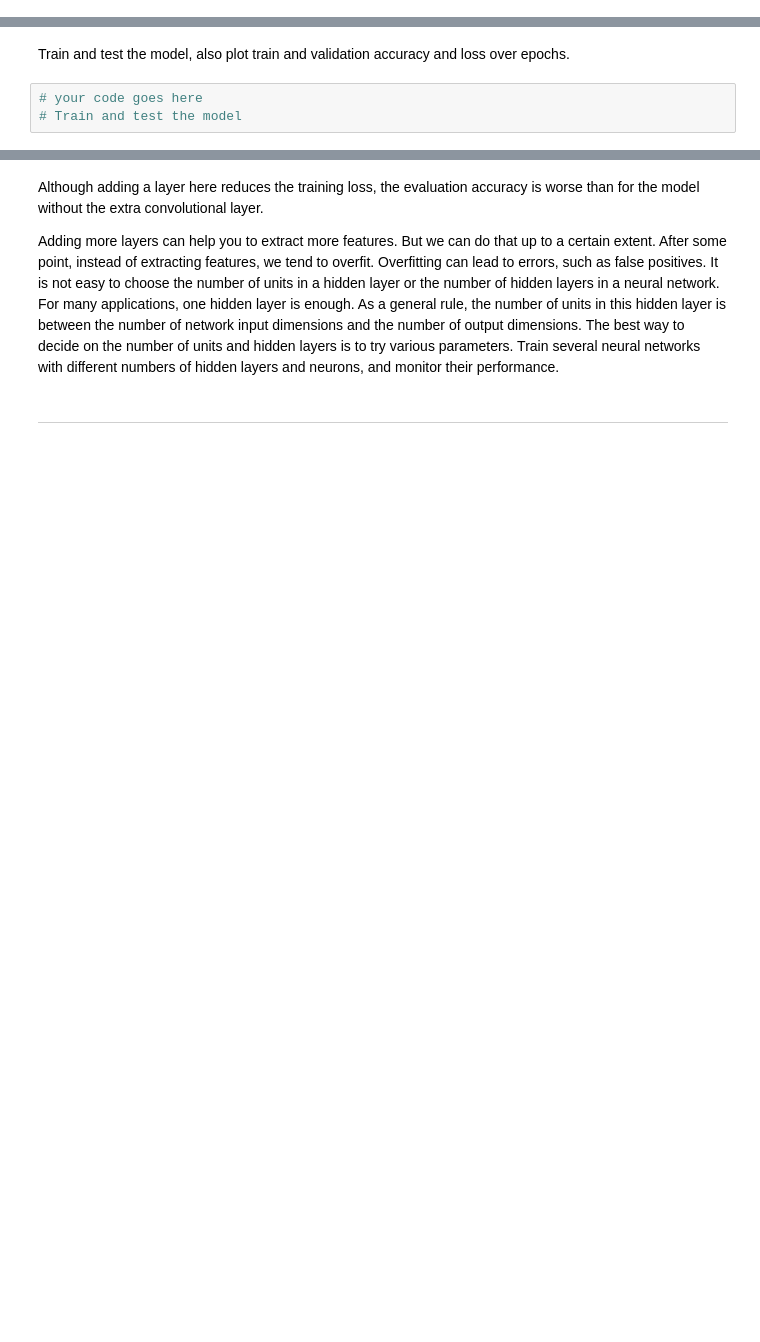
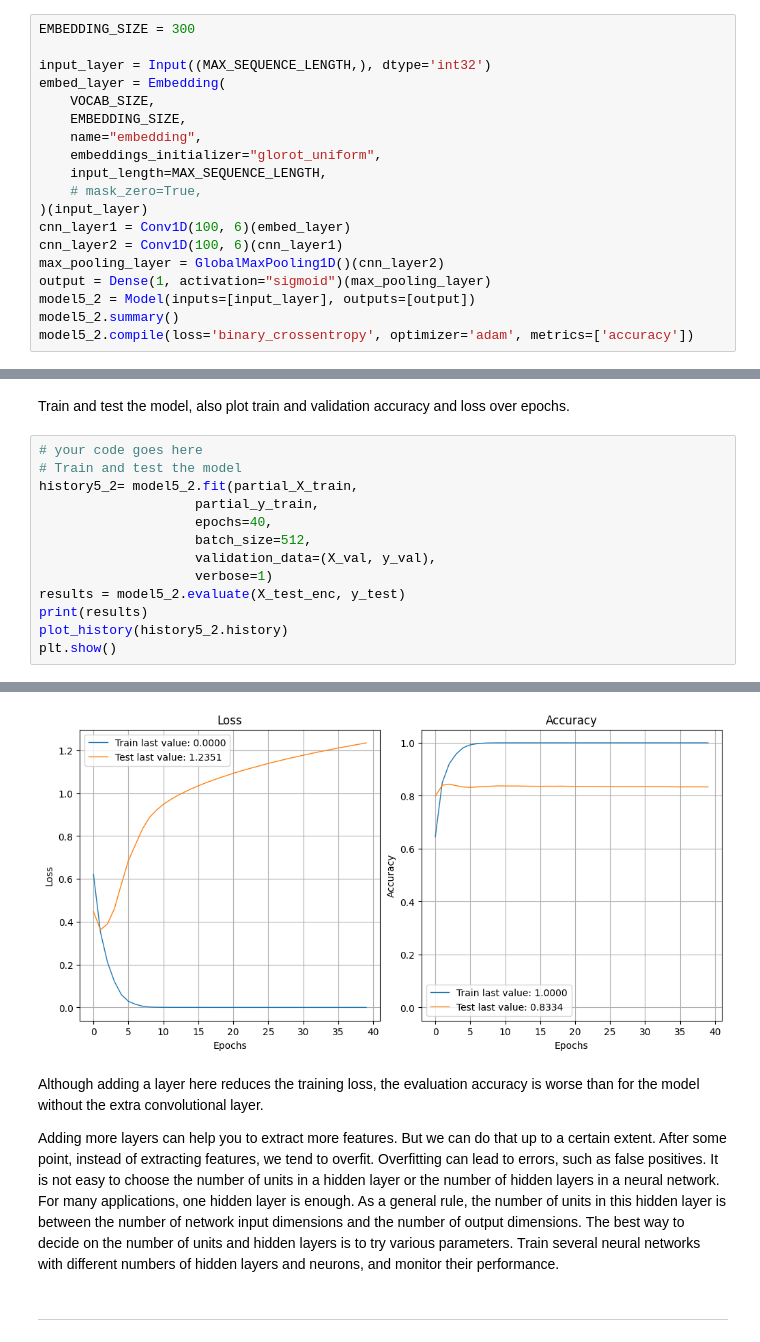
Before and after one commit to josh-millar/josh-millar, a Jupyter notebook: 7001_2022_23_Lab_3_Text_Classification_review.ipynb, the cells around one changed output, grey strips where cells are left out. Saved outputs shown, nothing was run; the diff lists cells and outputs as text; blank space fills up the shorter version.

```diff
--- a/7001_2022_23_Lab_3_Text_Classification_review.ipynb
+++ b/7001_2022_23_Lab_3_Text_Classification_review.ipynb
@@ -831,0 +867,19 @@ _________________________________________________________________
+# %%
+EMBEDDING_SIZE = 300
+
+input_layer = Input((MAX_SEQUENCE_LENGTH,), dtype='int32')
+embed_layer = Embedding(
+    VOCAB_SIZE,
+    EMBEDDING_SIZE,
+    name="embedding",
+    embeddings_initializer="glorot_uniform",
+    input_length=MAX_SEQUENCE_LENGTH,
+    # mask_zero=True,
+)(input_layer)
+cnn_layer1 = Conv1D(100, 6)(embed_layer)
+cnn_layer2 = Conv1D(100, 6)(cnn_layer1)
+max_pooling_layer = GlobalMaxPooling1D()(cnn_layer2)
+output = Dense(1, activation="sigmoid")(max_pooling_layer)
+model5_2 = Model(inputs=[input_layer], outputs=[output])
+model5_2.summary()
+model5_2.compile(loss='binary_crossentropy', optimizer='adam', metrics=['accuracy'])
@@ -832,5 +904,16 @@ _________________________________________________________________
 # %% [markdown]
 Train and test the model, also plot train and validation accuracy and loss over epochs.
-# %%
-# your code goes here
-# Train and test the model
+# %%
+# your code goes here
+# Train and test the model
+history5_2= model5_2.fit(partial_X_train,
+                    partial_y_train,
+                    epochs=40,
+                    batch_size=512,
+                    validation_data=(X_val, y_val),
+                    verbose=1)
+results = model5_2.evaluate(X_test_enc, y_test)
+print(results)
+plot_history(history5_2.history)
+plt.show()
+# %% [output]
@@ -837,3 +937,4 @@ Train and test the model, also plot train and validation accuracy and loss over
+[figure, added]
 # %% [markdown]
 Although adding a layer here reduces the training loss, the evaluation accuracy is worse than for the model without the extra convolutional layer.
 
```
Also changed, not shown: parts of 26 cells of this notebook.
